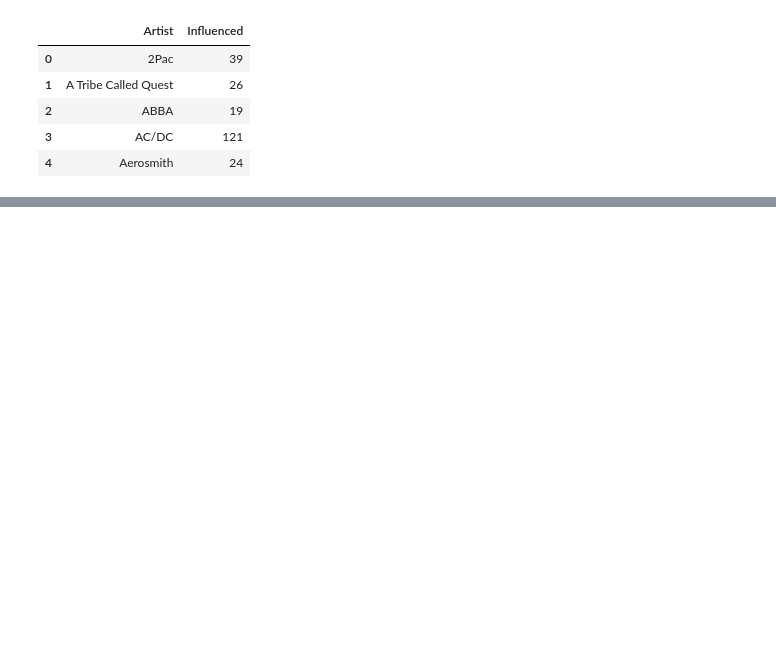
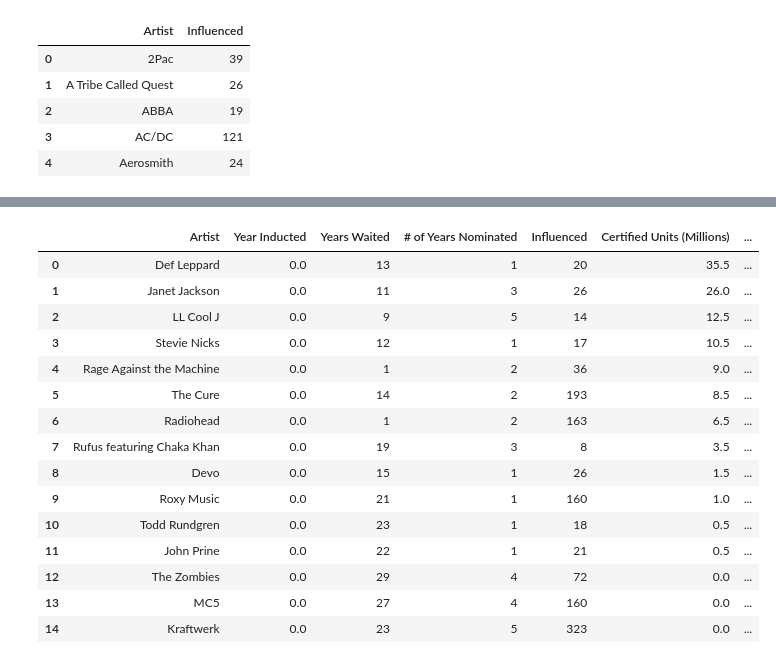
Before and after one commit to mborenstein128/Rock_Hall, a Jupyter notebook: 2019_class.ipynb, the cells around one changed output, grey strips where cells are left out. Saved outputs shown, nothing was run; the diff lists cells and outputs as text; code cells hidden in the pictures; blank space fills up the shorter version.

```diff
--- a/2019_class.ipynb
+++ b/2019_class.ipynb
@@ -3,7 +3,7 @@ import pandas as pd
 import numpy as np
 # %%
 hof3_df = pd.read_csv("nominees_2019.csv")
-hof3_df.drop(hof3_df.loc[hof3_df["Years Waited"]=="*"].index, inplace=True)
-hof3_df.drop(columns=["Inducted By"], inplace=True)
+# hof3_df.drop(hof3_df.loc[hof3_df["Years Waited"]=="*"].index, inplace=True)
+# hof3_df.drop(columns=["Inducted By"], inplace=True)
 hof3_df.head()
 # %% [output]
@@ -20,6 +25,6 @@ infl_df.head()
 | 3 | AC/DC | 121 |
 | 4 | Aerosmith | 24 |
 # %%
-rnr_df = pd.merge(hof_df, infl_df, on="Artist", how="left")
+rnr_df = pd.merge(hof3_df, infl_df, on="Artist", how="left")
 rnr_df = rnr_df.sort_values(by=["Influenced"])
 rnr_df.head()
@@ -46,0 +97,20 @@ rnr_df.head()
+# %%
+rnr_df.fillna(0, inplace=True)
+rnr_df
+# %% [output]
+|  | Artist | Year Inducted | Years Waited | # of Years Nominated | Influenced | Certified Units (Millions) | ... |
+| 0 | Def Leppard | 0.0 | 13 | 1 | 20 | 35.5 | ... |
+| 1 | Janet Jackson | 0.0 | 11 | 3 | 26 | 26.0 | ... |
+| 2 | LL Cool J | 0.0 | 9 | 5 | 14 | 12.5 | ... |
+| 3 | Stevie Nicks | 0.0 | 12 | 1 | 17 | 10.5 | ... |
+| 4 | Rage Against the Machine | 0.0 | 1 | 2 | 36 | 9.0 | ... |
+| 5 | The Cure | 0.0 | 14 | 2 | 193 | 8.5 | ... |
+| 6 | Radiohead | 0.0 | 1 | 2 | 163 | 6.5 | ... |
+| 7 | Rufus featuring Chaka Khan | 0.0 | 19 | 3 | 8 | 3.5 | ... |
+| 8 | Devo | 0.0 | 15 | 1 | 26 | 1.5 | ... |
+| 9 | Roxy Music | 0.0 | 21 | 1 | 160 | 1.0 | ... |
+| 10 | Todd Rundgren | 0.0 | 23 | 1 | 18 | 0.5 | ... |
+| 11 | John Prine | 0.0 | 22 | 1 | 21 | 0.5 | ... |
+| 12 | The Zombies | 0.0 | 29 | 4 | 72 | 0.0 | ... |
+| 13 | MC5 | 0.0 | 27 | 4 | 160 | 0.0 | ... |
+| 14 | Kraftwerk | 0.0 | 23 | 5 | 323 | 0.0 | ... |
```
Also changed, not shown: parts of 7 cells of this notebook, 7 other files.
